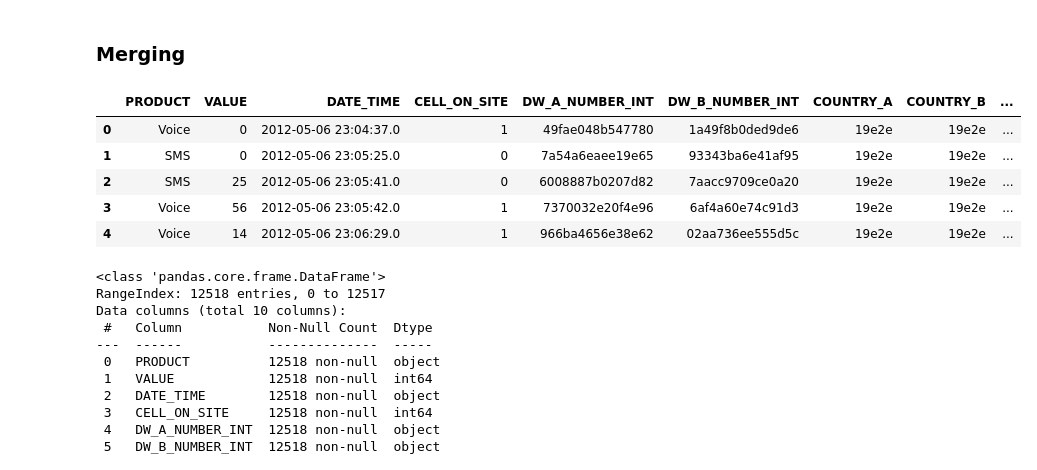
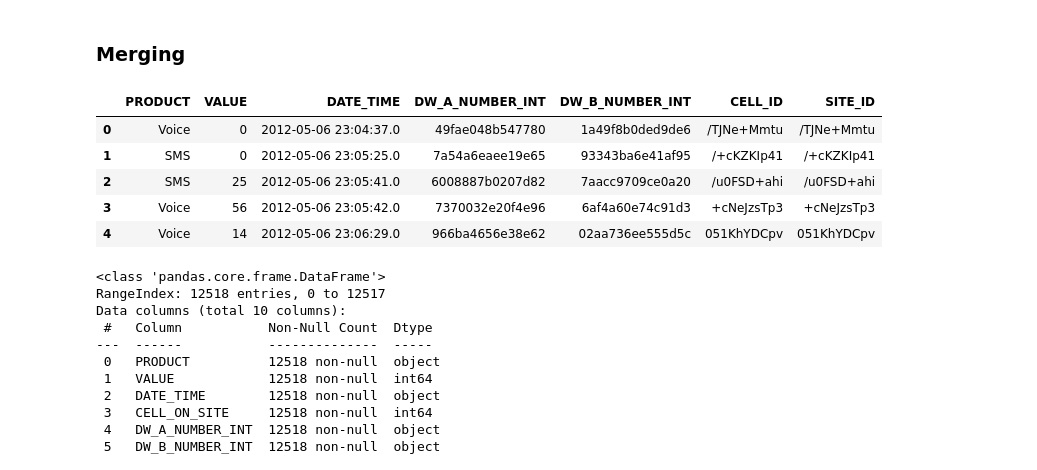
Before and after one commit to deborahmasibo/moringa_prep_week_3_ip, a Jupyter notebook: week3_ip.ipynb, the cells around one changed output. Cells and saved outputs as stored; diff of their text form; code cells hidden in the pictures.

Commit message:
Make changes to cell_geo data frame

```diff
--- a/week3_ip.ipynb
+++ b/week3_ip.ipynb
@@ -292,16 +292,18 @@ dtype('int64')
 # %%
 # Merging datasets
 
 telcom_all = pd.concat([telcom1, telcom2, telcom3], axis = 0, ignore_index=True)
+# Drop useless columns
+telcom_all.drop(columns=['COUNTRY_A','COUNTRY_B','CELL_ON_SITE'], axis = 1, inplace = True)
 # Preview
 telcom_all.head()
 # %% [output]
-|  | PRODUCT | VALUE | DATE_TIME | CELL_ON_SITE | DW_A_NUMBER_INT | DW_B_NUMBER_INT | COUNTRY_A | COUNTRY_B | ... |
-| 0 | Voice | 0 | 2012-05-06 23:04:37.0 | 1 | 49fae048b547780 | 1a49f8b0ded9de6 | 19e2e | 19e2e | ... |
-| 1 | SMS | 0 | 2012-05-06 23:05:25.0 | 0 | 7a54a6eaee19e65 | 93343ba6e41af95 | 19e2e | 19e2e | ... |
-| 2 | SMS | 25 | 2012-05-06 23:05:41.0 | 0 | 6008887b0207d82 | 7aacc9709ce0a20 | 19e2e | 19e2e | ... |
-| 3 | Voice | 56 | 2012-05-06 23:05:42.0 | 1 | 7370032e20f4e96 | 6af4a60e74c91d3 | 19e2e | 19e2e | ... |
-| 4 | Voice | 14 | 2012-05-06 23:06:29.0 | 1 | 966ba4656e38e62 | 02aa736ee555d5c | 19e2e | 19e2e | ... |
+|  | PRODUCT | VALUE | DATE_TIME | DW_A_NUMBER_INT | DW_B_NUMBER_INT | CELL_ID | SITE_ID |
+| 0 | Voice | 0 | 2012-05-06 23:04:37.0 | 49fae048b547780 | 1a49f8b0ded9de6 | /TJNe+Mmtu | /TJNe+Mmtu |
+| 1 | SMS | 0 | 2012-05-06 23:05:25.0 | 7a54a6eaee19e65 | 93343ba6e41af95 | /+cKZKIp41 | /+cKZKIp41 |
+| 2 | SMS | 25 | 2012-05-06 23:05:41.0 | 6008887b0207d82 | 7aacc9709ce0a20 | /u0FSD+ahi | /u0FSD+ahi |
+| 3 | Voice | 56 | 2012-05-06 23:05:42.0 | 7370032e20f4e96 | 6af4a60e74c91d3 | +cNeJzsTp3 | +cNeJzsTp3 |
+| 4 | Voice | 14 | 2012-05-06 23:06:29.0 | 966ba4656e38e62 | 02aa736ee555d5c | 051KhYDCpv | 051KhYDCpv |
 # %%
 # Check information
 telcom_all.info()
```
Also changed, not shown: parts of 21 cells of this notebook.
